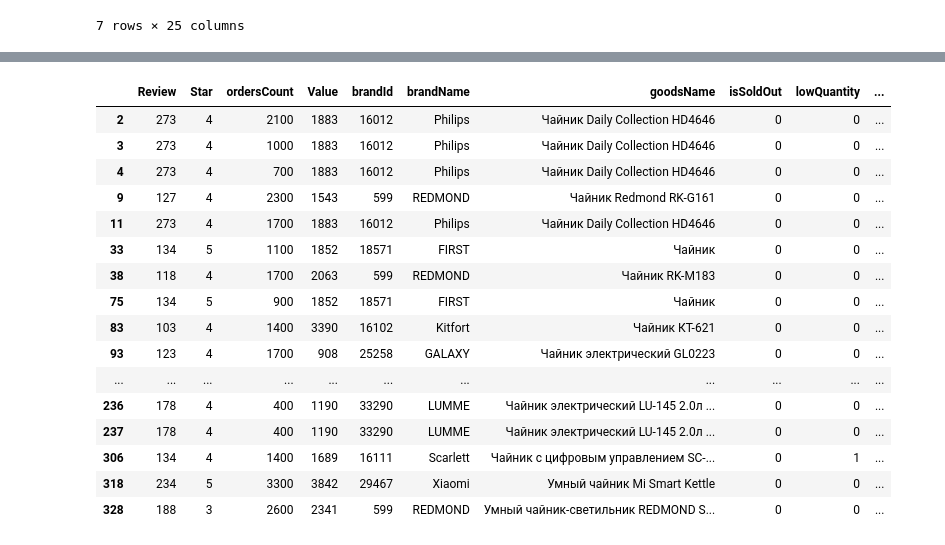
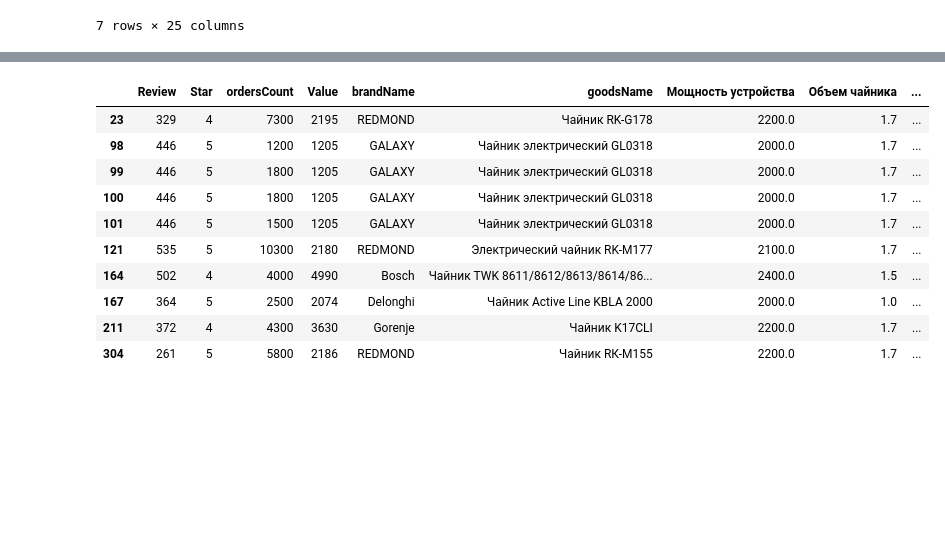
Before and after one commit to aikula/DataDriven, a Jupyter notebook: Clustering37-2.ipynb, the cells around one changed output, grey strips where cells are left out. Cells and saved outputs as stored; diff of their text form; code cells hidden in the pictures; blank space fills up the shorter version.

```diff
--- a/Clustering37-2.ipynb
+++ b/Clustering37-2.ipynb
@@ -218,7 +243,6 @@ res #ниже средние цифры по кластерам и количе
 | 5 | 229.076923 | 4.461538 | 1876.923077 | 13 |
 | 6 | 535.000000 | 5.000000 | 10300.000000 | 1 |
 # %%
-df['I']=clusters
 df[df['I']==4] # !!!!! меняйте номер кластера
 # %% [output]
 |  | id | Review | Star | Value | brandId | brandName | goodsName | isSoldOut | link | lowQuantity | ... |
@@ -322,26 +338,18 @@ df[df['KMeans']==6] # изменяйте номер кластера, содер
 # %%
-df[df['KMeans']==6][['Review', 'Star', 'ordersCount', 'Value', 'brandId', 'brandName', 'goodsName',
-       'isSoldOut', 'lowQuantity', 'price',
-       'qualityRate', 'Материал корпуса', 'Модель',
-       'Мощность устройства', 'Объем чайника', 'Цвет', 'sale_june', 'I']]
+df[df['KMeans']==4][['Review', 'Star', 'ordersCount', 'Value', 'brandName', 'goodsName',
+       'Мощность устройства', 'Объем чайника', 'Цвет']]
 # %% [output]
-|  | Review | Star | ordersCount | Value | brandId | brandName | goodsName | isSoldOut | lowQuantity | ... |
-| 2 | 273 | 4 | 2100 | 1883 | 16012 | Philips | Чайник Daily Collection HD4646 | 0 | 0 | ... |
-| 3 | 273 | 4 | 1000 | 1883 | 16012 | Philips | Чайник Daily Collection HD4646 | 0 | 0 | ... |
-| 4 | 273 | 4 | 700 | 1883 | 16012 | Philips | Чайник Daily Collection HD4646 | 0 | 0 | ... |
-| 9 | 127 | 4 | 2300 | 1543 | 599 | REDMOND | Чайник Redmond RK-G161 | 0 | 0 | ... |
-| 11 | 273 | 4 | 1700 | 1883 | 16012 | Philips | Чайник Daily Collection HD4646 | 0 | 0 | ... |
-| 33 | 134 | 5 | 1100 | 1852 | 18571 | FIRST | Чайник | 0 | 0 | ... |
-| 38 | 118 | 4 | 1700 | 2063 | 599 | REDMOND | Чайник RK-M183 | 0 | 0 | ... |
-| 75 | 134 | 5 | 900 | 1852 | 18571 | FIRST | Чайник | 0 | 0 | ... |
-| 83 | 103 | 4 | 1400 | 3390 | 16102 | Kitfort | Чайник КТ-621 | 0 | 0 | ... |
-| 93 | 123 | 4 | 1700 | 908 | 25258 | GALAXY | Чайник электрический GL0223 | 0 | 0 | ... |
-| ... | ... | ... | ... | ... | ... | ... | ... | ... | ... | ... |
-| 236 | 178 | 4 | 400 | 1190 | 33290 | LUMME | Чайник электрический LU-145 2.0л ... | 0 | 0 | ... |
-| 237 | 178 | 4 | 400 | 1190 | 33290 | LUMME | Чайник электрический LU-145 2.0л ... | 0 | 0 | ... |
-| 306 | 134 | 4 | 1400 | 1689 | 16111 | Scarlett | Чайник c цифровым управлением SC-... | 0 | 1 | ... |
-| 318 | 234 | 5 | 3300 | 3842 | 29467 | Xiaomi | Умный чайник Mi Smart Kettle | 0 | 0 | ... |
-| 328 | 188 | 3 | 2600 | 2341 | 599 | REDMOND | Умный чайник-светильник REDMOND S... | 0 | 0 | ... |
+|  | Review | Star | ordersCount | Value | brandName | goodsName | Мощность устройства | Объем чайника | ... |
+| 23 | 329 | 4 | 7300 | 2195 | REDMOND | Чайник RK-G178 | 2200.0 | 1.7 | ... |
+| 98 | 446 | 5 | 1200 | 1205 | GALAXY | Чайник электрический GL0318 | 2000.0 | 1.7 | ... |
+| 99 | 446 | 5 | 1800 | 1205 | GALAXY | Чайник электрический GL0318 | 2000.0 | 1.7 | ... |
+| 100 | 446 | 5 | 1800 | 1205 | GALAXY | Чайник электрический GL0318 | 2000.0 | 1.7 | ... |
+| 101 | 446 | 5 | 1500 | 1205 | GALAXY | Чайник электрический GL0318 | 2000.0 | 1.7 | ... |
+| 121 | 535 | 5 | 10300 | 2180 | REDMOND | Электрический чайник RK-M177 | 2100.0 | 1.7 | ... |
+| 164 | 502 | 4 | 4000 | 4990 | Bosch | Чайник TWK 8611/8612/8613/8614/86... | 2400.0 | 1.5 | ... |
+| 167 | 364 | 5 | 2500 | 2074 | Delonghi | Чайник Active Line KBLA 2000 | 2000.0 | 1.0 | ... |
+| 211 | 372 | 4 | 4300 | 3630 | Gorenje | Чайник K17CLI | 2200.0 | 1.7 | ... |
+| 304 | 261 | 5 | 5800 | 2186 | REDMOND | Чайник RК-М155 | 2200.0 | 1.7 | ... |
 # %%
 # сохраним результаты в файл
 df.to_excel('result_claster.xlsx', index=False)
```
Also changed, not shown: parts of 8 cells of this notebook, 1 other file.
